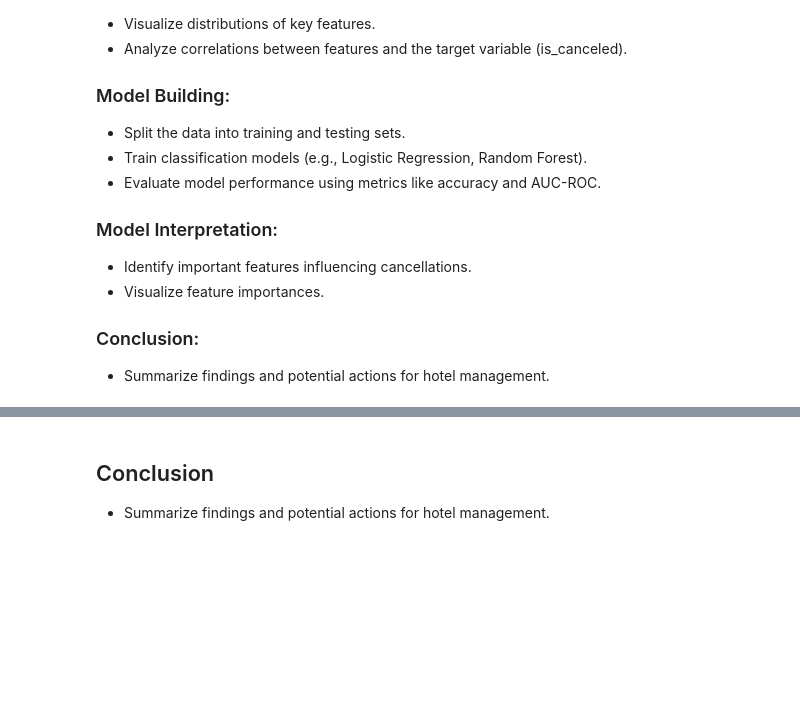
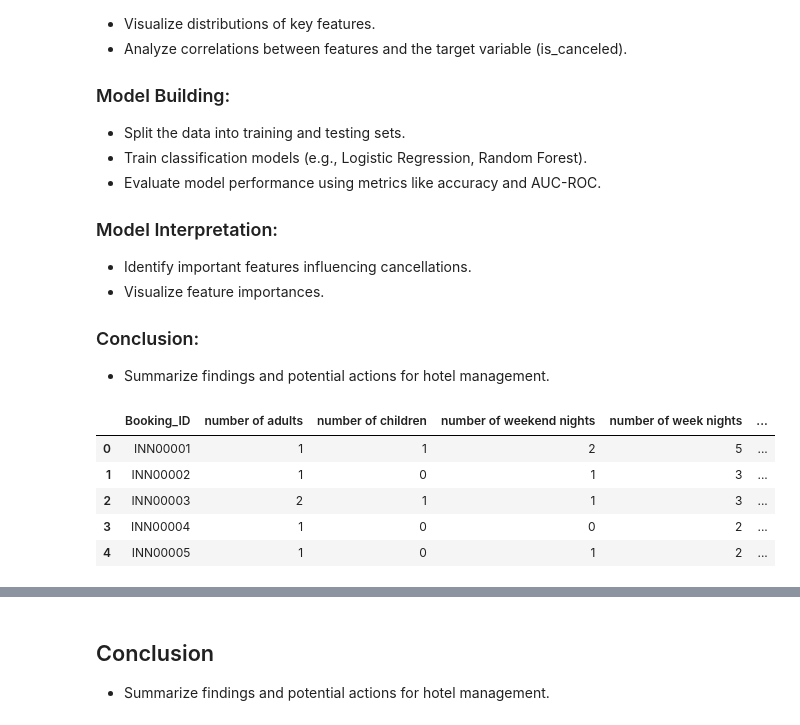
Before and after one commit to Nengock/hotel-booking-cancelation, a Jupyter notebook: Hotel_Booking_Cancellation_Prediction.ipynb, the cells around one changed output, grey strips where cells are left out. Saved outputs shown, nothing was run; the diff lists cells and outputs as text; code cells hidden in the pictures; blank space fills up the shorter version.

```diff
--- a/Hotel_Booking_Cancellation_Prediction.ipynb
+++ b/Hotel_Booking_Cancellation_Prediction.ipynb
@@ -38,12 +38,19 @@ Dataset Source: The "Hotel Booking Demand" dataset is available on Kaggle.
 # %%
 # Data Acquisition
 import pandas as pd
 
 # Load the dataset
-df = pd.read_csv('path_to_dataset/hotel_bookings.csv')
+df = pd.read_csv('booking.csv')
 
 # Data Exploration
 df.head()
+# %% [output]
+|  | Booking_ID | number of adults | number of children | number of weekend nights | number of week nights | ... |
+| 0 | INN00001 | 1 | 1 | 2 | 5 | ... |
+| 1 | INN00002 | 1 | 0 | 1 | 3 | ... |
+| 2 | INN00003 | 2 | 1 | 1 | 3 | ... |
+| 3 | INN00004 | 1 | 0 | 0 | 2 | ... |
+| 4 | INN00005 | 1 | 0 | 1 | 2 | ... |
 # %%
 # Check for missing values and data types
 df.info()
```
Also changed, not shown: parts of 3 cells of this notebook.
